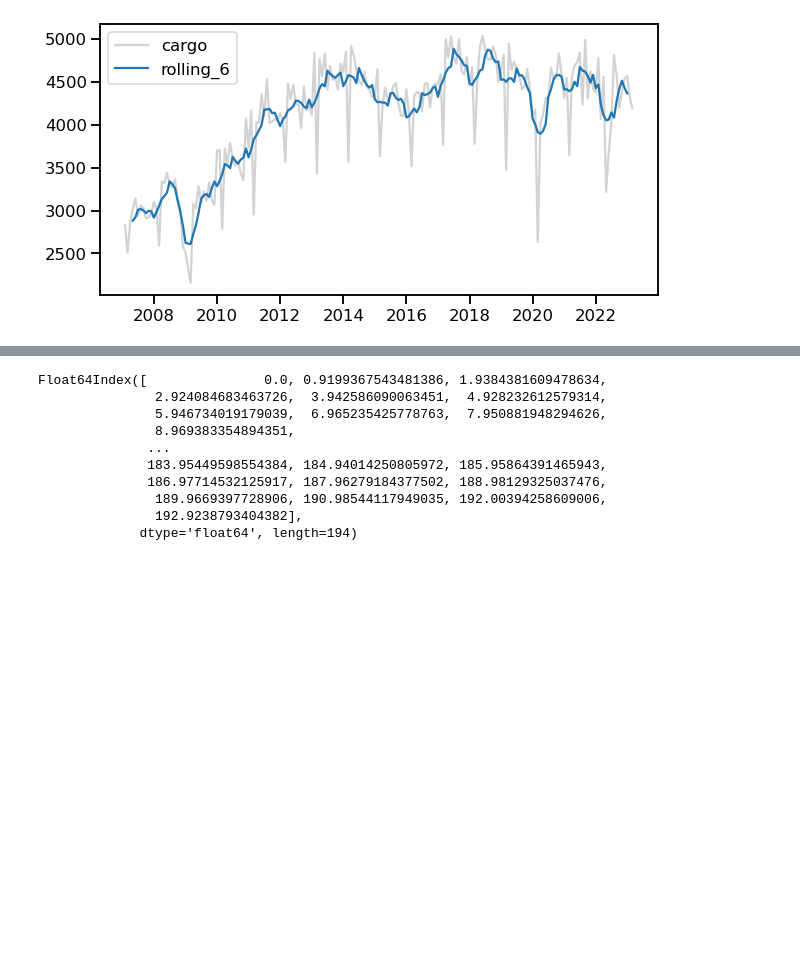
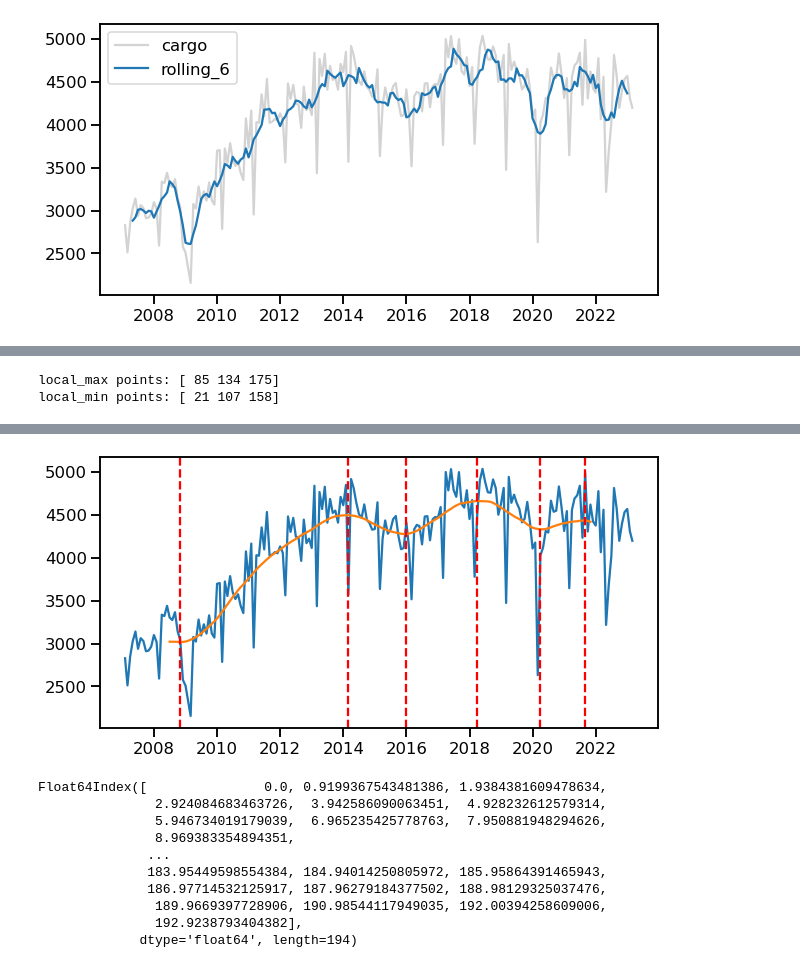
Before and after one commit to 21ckwj/project, a Jupyter notebook: project_container_freight_prediction/2. 데이터분석 및 예측.ipynb, the cells around one changed output, grey strips where cells are left out. Drawn from its saved outputs; the diff is of its cells as text; code cells hidden in the pictures; blank space fills up the shorter version.

```diff
--- a/project_container_freight_prediction/2. 데이터분석 및 예측.ipynb
+++ b/project_container_freight_prediction/2. 데이터분석 및 예측.ipynb
@@ -418,0 +417,20 @@ X_test = df_test[features]
+# %%
+local_max_points = argrelextrema(np.array(df_rolling2), np.greater)[0]
+print(f"local_max points: {local_max_points}")
+
+local_min_points = argrelextrema(np.array(df_rolling2), np.less)[0]
+print(f"local_min points: {local_min_points}")
+# %% [output]
+local_max points: [ 85 134 175]
+local_min points: [ 21 107 158]
+# %%
+change_points = np.concatenate([local_max_points,local_min_points])
+fig,ax = plt.subplots(figsize=(10,5))
+ax.plot(df_.index, df_['cargo'], label='cargo')
+ax.plot(df_rolling2.index, df_rolling2,label='lowess_trend')
+
+for points in change_points:
+    ax.axvline(x= df_.index[points], ls='--', color="r")
+    c_date = df_.index[points]
+    print(f"Change points: {c_date}")
+# %% [output]
@@ -418,0 +443 @@ X_test = df_test[features]
+[figure, added]
```
Also changed, not shown: parts of 10 cells of this notebook.
